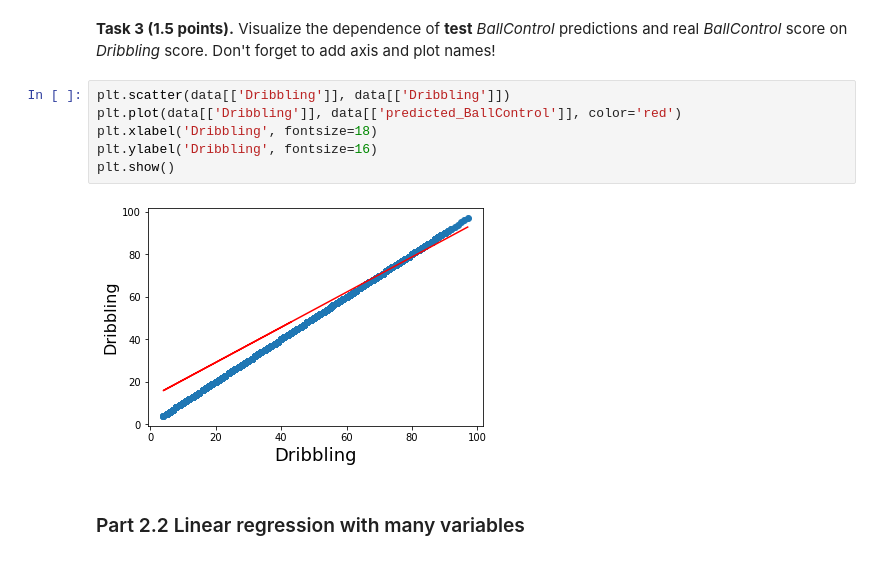
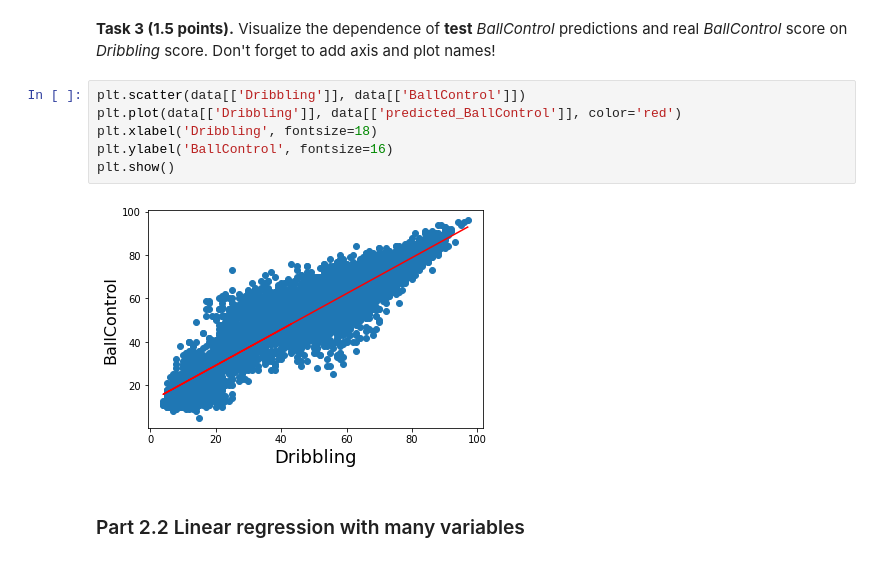
Before and after one commit to webmak1/ml-intro, a Jupyter notebook: 2_linear_regression/seminar_and_homework.ipynb, the cells around one changed output. Cells and saved outputs as stored; diff of their text form.

```diff
--- a/2_linear_regression/seminar_and_homework.ipynb
+++ b/2_linear_regression/seminar_and_homework.ipynb
@@ -268,13 +268,13 @@ Train MSE 32.75322321479427, test MSE 33.373964957554634
 # %% [markdown]
 **Task 3 (1.5 points).** Visualize the dependence of **test** _BallControl_ predictions and real _BallControl_ score on _Dribbling_ score. Don't forget to add axis and plot names!
 # %%
-plt.scatter(data[['Dribbling']], data[['Dribbling']])
+plt.scatter(data[['Dribbling']], data[['BallControl']])
 plt.plot(data[['Dribbling']], data[['predicted_BallControl']], color='red')
 plt.xlabel('Dribbling', fontsize=18)
-plt.ylabel('Dribbling', fontsize=16)
+plt.ylabel('BallControl', fontsize=16)
 plt.show()
 # %% [output]
-[figure, old version]
+[figure, new version]
 # %% [markdown]
 ### Part 2.2 Linear regression with many variables
 # %% [markdown]
```
